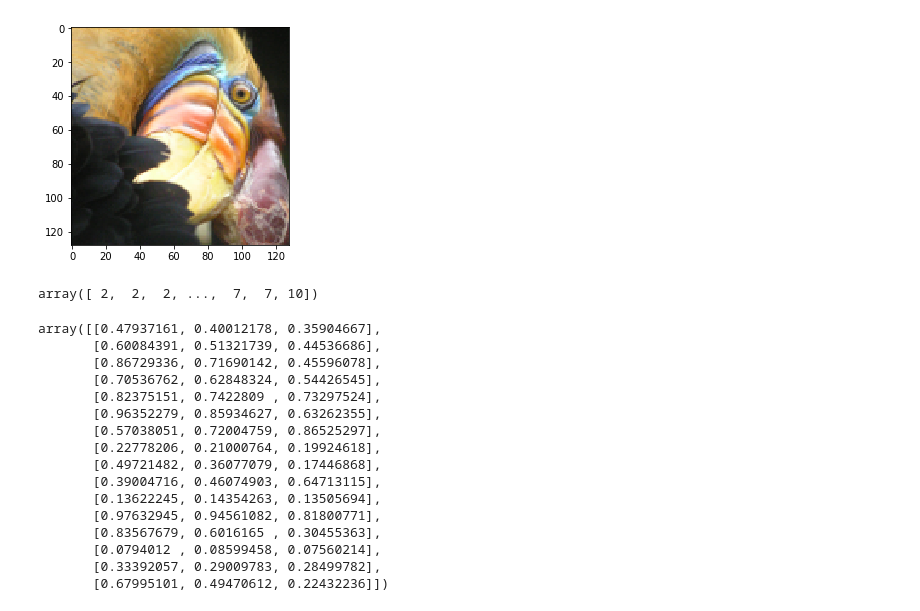
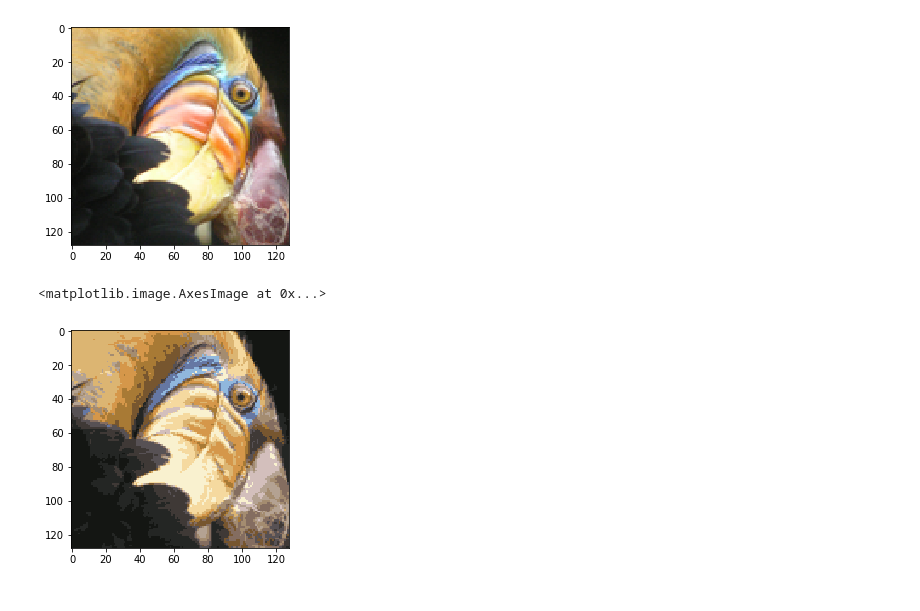
Before and after one commit to davidjbauer/andrew-ng-ML, a Jupyter notebook: ex7.ipynb, the cells around one changed output. Drawn from its saved outputs; the diff is of its cells as text; code cells hidden in the pictures.

```diff
--- a/ex7.ipynb
+++ b/ex7.ipynb
@@ -56,23 +54,11 @@ colors = kmeans_centroids(bird, 16, 100)
-# %%
-find_closest_centroid(bird, colors)
-# %% [output]
-array([ 2,  2,  2, ...,  7,  7, 10])
-# %%
-bird_compressed
-# %% [output]
-array([[0.47937161, 0.40012178, 0.35904667],
-       [0.60084391, 0.51321739, 0.44536686],
-       [0.86729336, 0.71690142, 0.45596078],
-       [0.70536762, 0.62848324, 0.54426545],
-       [0.82375151, 0.7422809 , 0.73297524],
-       [0.96352279, 0.85934627, 0.63262355],
-       [0.57038051, 0.72004759, 0.86525297],
-       [0.22778206, 0.21000764, 0.19924618],
-       [0.49721482, 0.36077079, 0.17446868],
-       [0.39004716, 0.46074903, 0.64713115],
-       [0.13622245, 0.14354263, 0.13505694],
-       [0.97632945, 0.94561082, 0.81800771],
-       [0.83567679, 0.6016165 , 0.30455363],
-       [0.0794012 , 0.08599458, 0.07560214],
-       [0.33392057, 0.29009783, 0.28499782],
-       [0.67995101, 0.49470612, 0.22432236]])
+# %%
+bird = bird.reshape(128*128, 3)
+colors = kmeans_centroids(bird, 16, 200)
+bird_colors = find_closest_centroid(bird, colors)
+bird_compressed = np.apply_along_axis(lambda x: colors[x], 0, bird_colors)
+bird_compressed = bird_compressed.reshape((128,128,3))
+# %%
+plt.imshow(bird_compressed)
+# %% [output]
+<matplotlib.image.AxesImage at 0x...>
+[figure, added]
```
Also changed, not shown: parts of 26 cells of this notebook, 1 other file.
